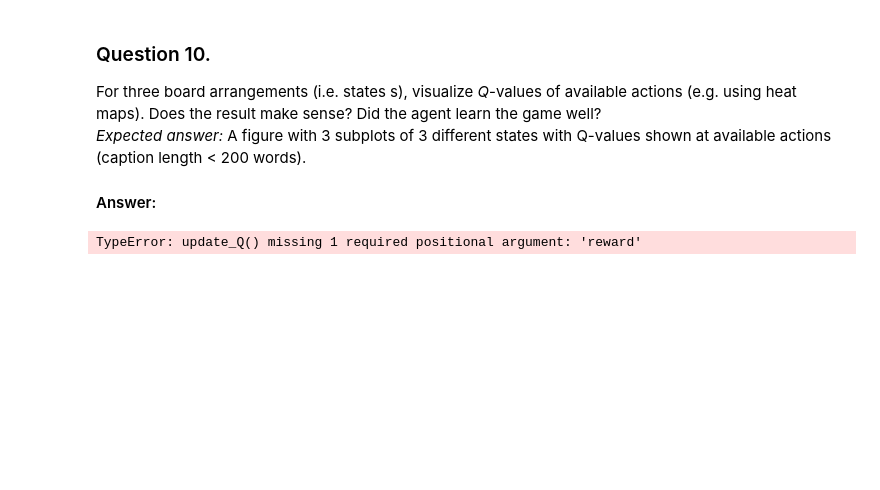
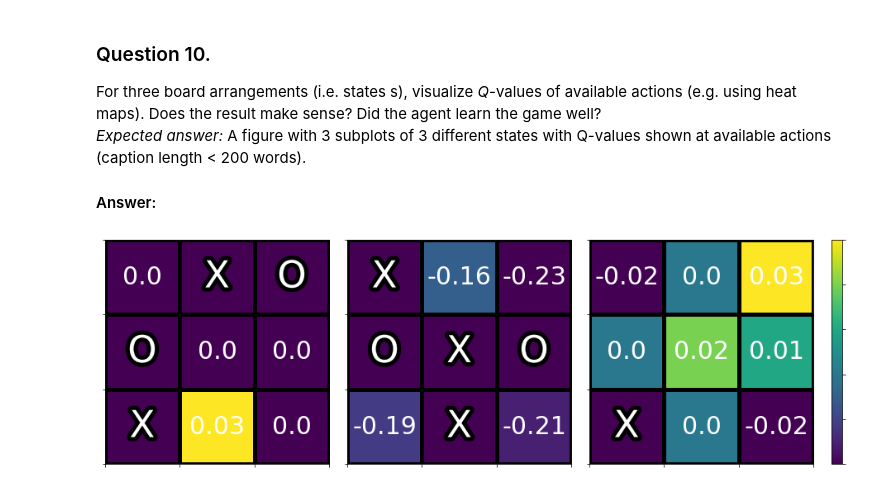
Before and after one commit to jgoumaz/EPFL_ANN_TicTacToe, a Jupyter notebook: questions.ipynb, the cells around one changed output. Saved outputs shown, nothing was run; the diff lists cells and outputs as text; code cells hidden in the pictures; blank space fills up the shorter version.

```diff
--- a/questions.ipynb
+++ b/questions.ipynb
@@ -484,34 +449,73 @@ For three board arrangements (i.e. states s), visualize *Q*-values of available
 #### Answer:
 # %%
 from mpl_toolkits.axes_grid1 import AxesGrid
+import matplotlib.patheffects as PathEffects
+
+best_player = players[-2]
 
 grid_1 = np.array([[0,1,-1],
                   [-1,0,0],
                   [1,0,0]])
 
 grid_2 = np.array([[1,0,0],
                   [-1,1,-1],
                   [0,1,0]])
 
 grid_3 = np.array([[0,0,0],
                   [0,0,0],
                   [1,0,0]])
 
-best_player = players[-2]
+grids = [grid_1, grid_2, grid_3]
+str_grids = [grid_to_string(grid_1), grid_to_string(grid_2), grid_to_string(grid_3)]
+Q_values = []
+for grid in grids:
+    grid = grid_to_string(grid)
+    Qs = best_player.Q[grid].copy()
+    ids = [i[0] for i in list(Qs.items())]
+    new_grid = [0] * 9
+    for a in range(9):
+        if a not in ids:
+            Qs[a] = 0.0
+        new_grid[a] = Qs[a]
 
-best_player.update_Q(new_grid = grid_1)
+    Q_values.append(np.array(new_grid).reshape((3,3)))
 
-fig = plt.figure(figsize=(9,9))
-
+fig = plt.figure(figsize=(16,16))
 grid = AxesGrid(fig, 111,
                 nrows_ncols=(1, 3),
-                axes_pad=0.05,
+                axes_pad=0.3,
                 share_all=True,
                 label_mode="L",
                 cbar_location="right",
-                cbar_mode="single",
-                )
-for val, ax in zip(vals,grid):
-    im = ax.imshow(val, vmin=0, vmax=1)
+                cbar_mode="single")
+
+for idx, (val, ax) in enumerate(zip(Q_values, grid)):
+    val = np.round_(val,2)
+    temp_val = val.copy()
+    str_grid = list(str_grids[idx])
+    it = 0
+    for i in range(3):
+        for j in range(3):
+            if str_grid[it] in ["X","O"]:
+                val[i,j] = -1
+                text = ax.text(j, i, str_grid[it], ha="center", va="center", color="w", size=45)
+                text.set_path_effects([PathEffects.withStroke(linewidth=10, foreground='black')])
+            else:
+                str_grid[it] = val[i,j]
+                text = ax.text(j, i, str_grid[it], ha="center", va="center", color="w", size=30)
+            it+=1
+    im = ax.imshow(val, vmin=np.amin(temp_val), vmax=np.amax(temp_val))
+    ax.set_xticks([-0.5, 0.5, 1.5, 2.5])
+    ax.set_yticks([-0.5, 0.5, 1.5, 2.5])
+    ax.set_yticklabels([])
+    ax.set_xticklabels([])
+    ax.grid(True, linestyle="-", color = "black", linewidth=5)
+
+grid.cbar_axes[0].colorbar(im)
+
+for cax in grid.cbar_axes:
+    cax.toggle_label(False)
+
+plt.show()
 # %% [output]
-TypeError: update_Q() missing 1 required positional argument: 'reward'
+[figure, added]
```
Also changed, not shown: parts of 11 cells of this notebook.
